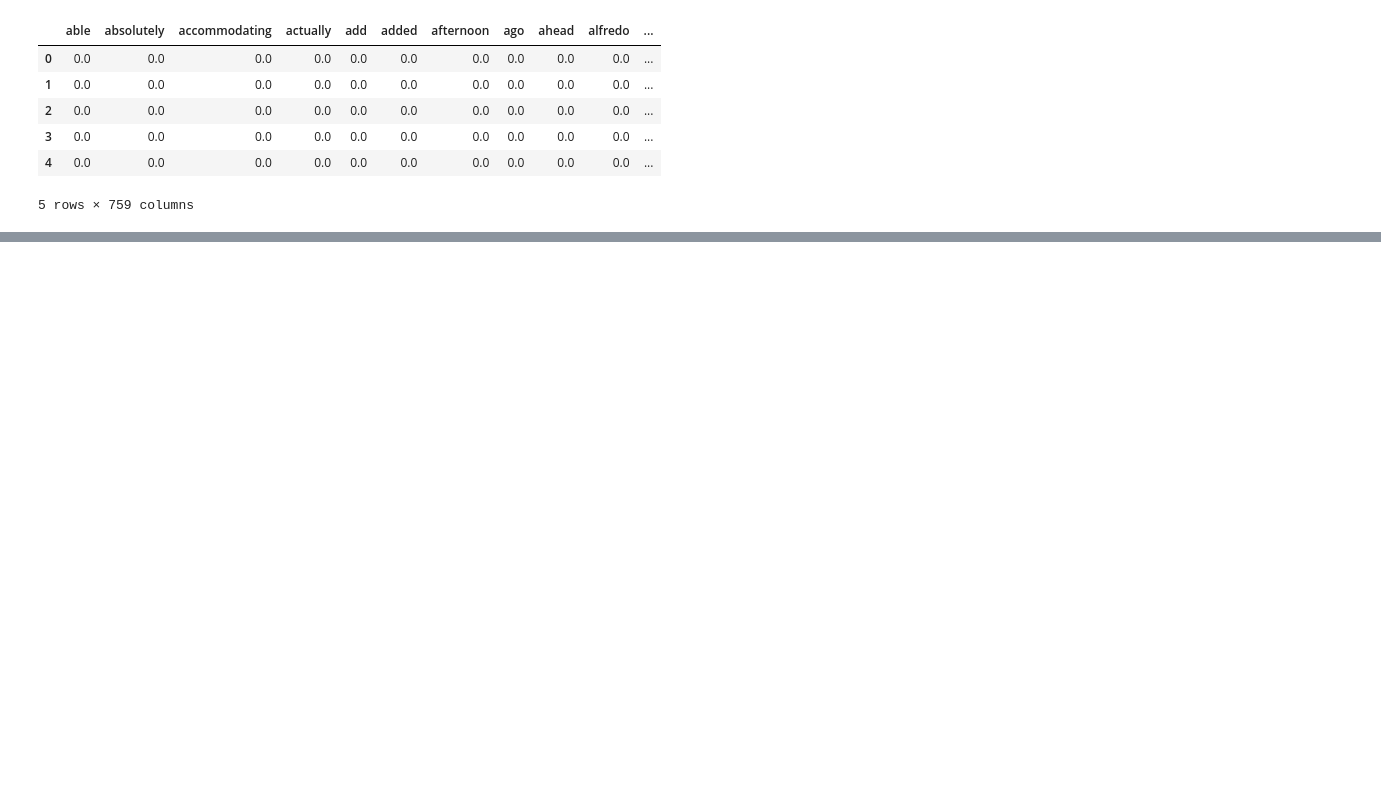
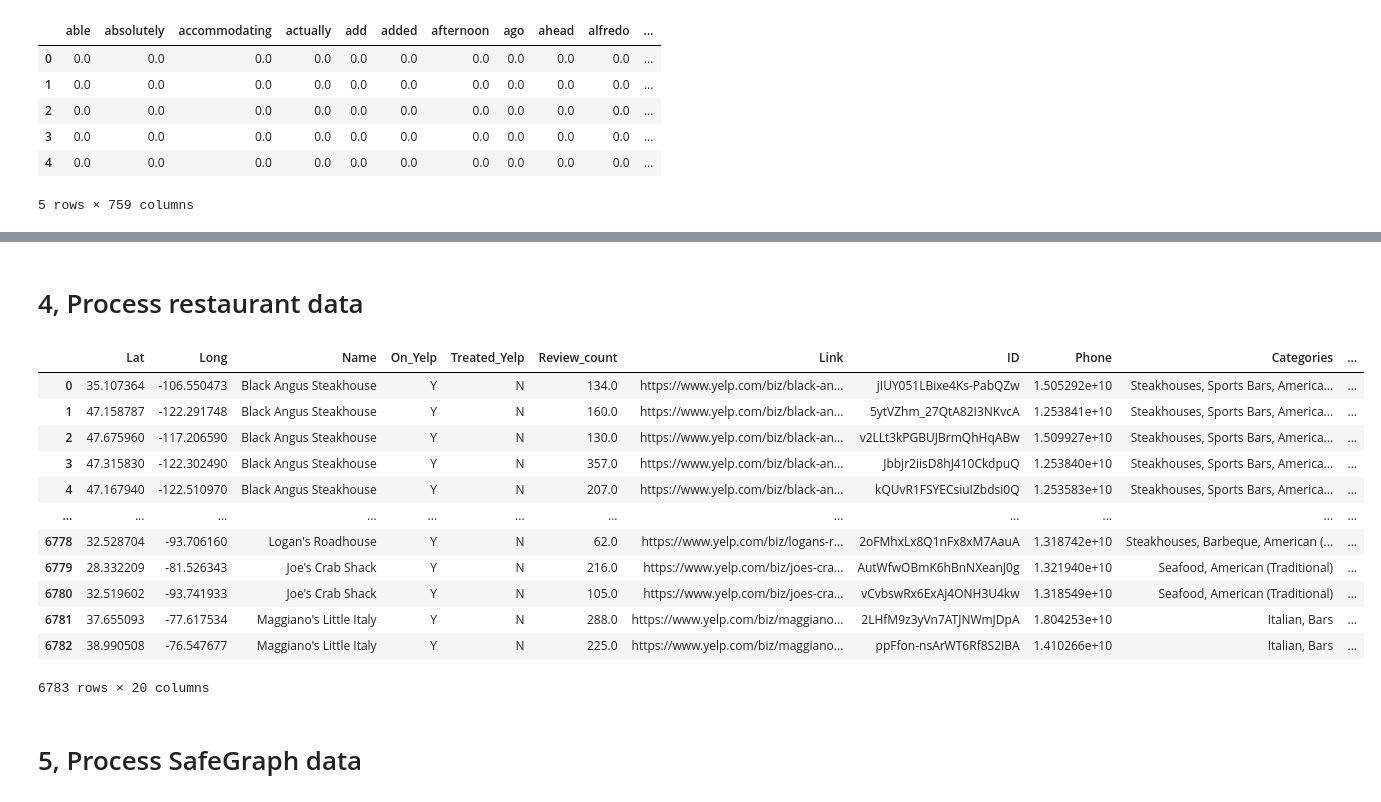
Before and after one commit to quao627/nowait, a Jupyter notebook: Code/processing.ipynb, the cells around one changed output, grey strips where cells are left out. Saved outputs shown, nothing was run; the diff lists cells and outputs as text; code cells hidden in the pictures; blank space fills up the shorter version.

```diff
--- a/Code/processing.ipynb
+++ b/Code/processing.ipynb
@@ -154,0 +265,22 @@ display_topics(nmf_model, tv_noun.get_feature_names(), 5)
+# %% [markdown]
+# 4, Process restaurant data
+# %%
+restaurants = pd.read_csv('../Data/All_restaurants_finalized.csv', index_col=0)
+# %%
+restaurants
+# %% [output]
+|  | Lat | Long | Name | On_Yelp | Treated_Yelp | Review_count | Link | ID | Phone | Categories | ... |
+| 0 | 35.107364 | -106.550473 | Black Angus Steakhouse | Y | N | 134.0 | https://www.yelp.com/biz/black-an... | jIUY051LBixe4Ks-PabQZw | 1.505292e+10 | Steakhouses, Sports Bars, America... | ... |
+| 1 | 47.158787 | -122.291748 | Black Angus Steakhouse | Y | N | 160.0 | https://www.yelp.com/biz/black-an... | 5ytVZhm_27QtA82I3NKvcA | 1.253841e+10 | Steakhouses, Sports Bars, America... | ... |
+| 2 | 47.675960 | -117.206590 | Black Angus Steakhouse | Y | N | 130.0 | https://www.yelp.com/biz/black-an... | v2LLt3kPGBUJBrmQhHqABw | 1.509927e+10 | Steakhouses, Sports Bars, America... | ... |
+| 3 | 47.315830 | -122.302490 | Black Angus Steakhouse | Y | N | 357.0 | https://www.yelp.com/biz/black-an... | Jbbjr2iisD8hJ410CkdpuQ | 1.253840e+10 | Steakhouses, Sports Bars, America... | ... |
+| 4 | 47.167940 | -122.510970 | Black Angus Steakhouse | Y | N | 207.0 | https://www.yelp.com/biz/black-an... | kQUvR1FSYECsiuIZbdsi0Q | 1.253583e+10 | Steakhouses, Sports Bars, America... | ... |
+| ... | ... | ... | ... | ... | ... | ... | ... | ... | ... | ... | ... |
+| 6778 | 32.528704 | -93.706160 | Logan's Roadhouse | Y | N | 62.0 | https://www.yelp.com/biz/logans-r... | 2oFMhxLx8Q1nFx8xM7AauA | 1.318742e+10 | Steakhouses, Barbeque, American (... | ... |
+| 6779 | 28.332209 | -81.526343 | Joe's Crab Shack | Y | N | 216.0 | https://www.yelp.com/biz/joes-cra... | AutWfwOBmK6hBnNXeanJ0g | 1.321940e+10 | Seafood, American (Traditional) | ... |
+| 6780 | 32.519602 | -93.741933 | Joe's Crab Shack | Y | N | 105.0 | https://www.yelp.com/biz/joes-cra... | vCvbswRx6ExAj4ONH3U4kw | 1.318549e+10 | Seafood, American (Traditional) | ... |
+| 6781 | 37.655093 | -77.617534 | Maggiano's Little Italy | Y | N | 288.0 | https://www.yelp.com/biz/maggiano... | 2LHfM9z3yVn7ATJNWmJDpA | 1.804253e+10 | Italian, Bars | ... |
+| 6782 | 38.990508 | -76.547677 | Maggiano's Little Italy | Y | N | 225.0 | https://www.yelp.com/biz/maggiano... | ppFfon-nsArWT6Rf8S2IBA | 1.410266e+10 | Italian, Bars | ... |
+6783 rows × 20 columns
+# %% [markdown]
+# 5, Process SafeGraph data
```
Also changed, not shown: parts of 31 cells of this notebook, 3 other files.
